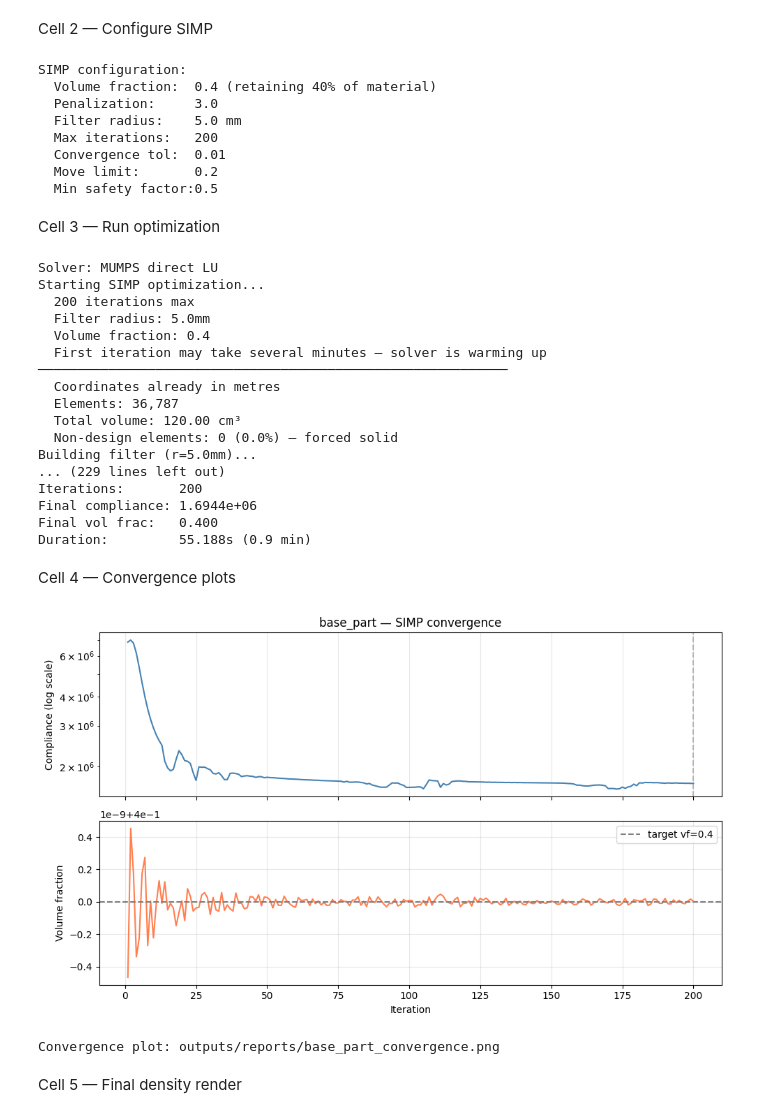
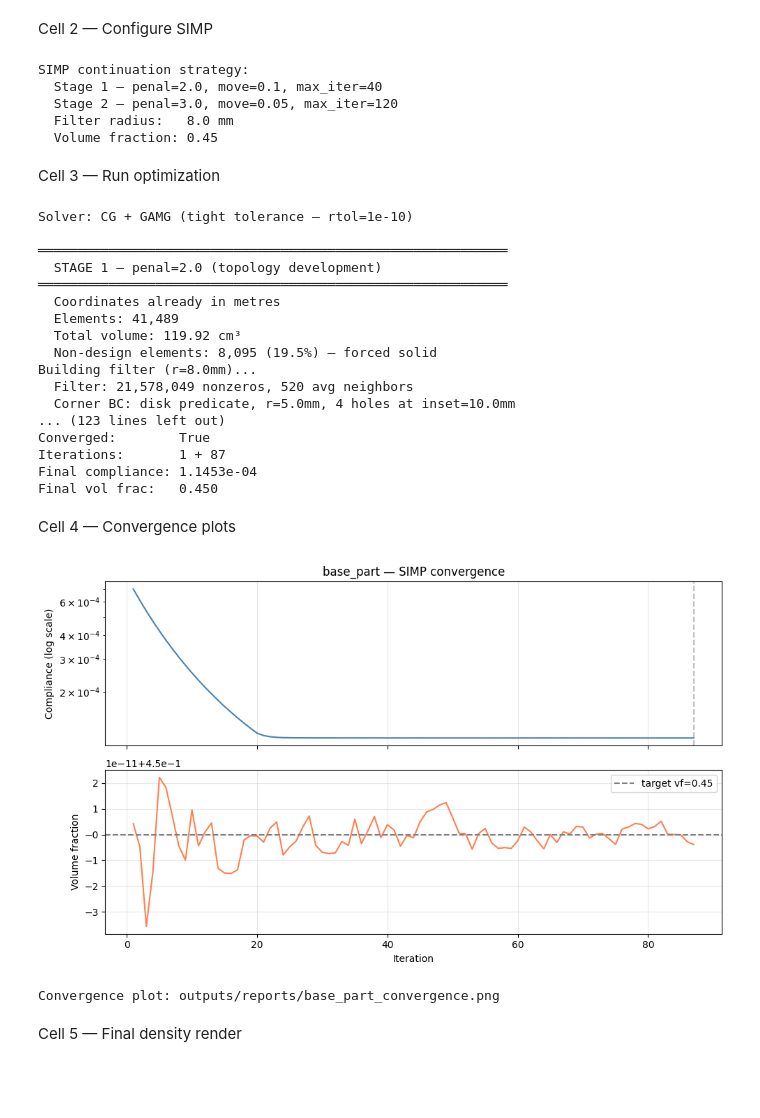
Before and after one commit to Dbartra1/fenics-pipeline, a Jupyter notebook: fenics-pipeline/notebooks/04_simp_optimization.ipynb, the cells around one changed output. Cells and saved outputs as stored; diff of their text form; code cells hidden in the pictures; blank space fills up the shorter version.

Commit message:
Edits to main to get it working with the new penalization continuation.

```diff
--- a/fenics-pipeline/notebooks/04_simp_optimization.ipynb
+++ b/fenics-pipeline/notebooks/04_simp_optimization.ipynb
@@ -85,8 +86,8 @@ config_soft = SIMPConfig(
     volume_fraction  = VOLUME_FRACTION,
     penal            = 2.0,           # soft — intermediate densities allowed
     filter_radius    = FILTER_RADIUS,
-    max_iterations   = 80,
-    convergence_tol  = 0.005,
+    max_iterations   = 40,
+    convergence_tol  = 0.05,
     move             = 0.1,
     checkpoint_every = CHECKPOINT_EVERY,
 )
@@ -111,14 +112,11 @@ print(f"  Stage 2 — penal={config_hard.penal}, "
 print(f"  Filter radius:   {FILTER_RADIUS} mm")
 print(f"  Volume fraction: {VOLUME_FRACTION}")
 # %% [output]
-SIMP configuration:
-  Volume fraction:  0.4 (retaining 40% of material)
-  Penalization:     3.0
-  Filter radius:    5.0 mm
-  Max iterations:   200
-  Convergence tol:  0.01
-  Move limit:       0.2
-  Min safety factor:0.5
+SIMP continuation strategy:
+  Stage 1 — penal=2.0, move=0.1, max_iter=40
+  Stage 2 — penal=3.0, move=0.05, max_iter=120
+  Filter radius:   8.0 mm
+  Volume fraction: 0.45
 # %% [markdown]
 Cell 3 — Run optimization
 # %%
@@ -126,6 +124,12 @@ Cell 3 — Run optimization
 import numpy as np
 import time
 from pathlib import Path
+
+# Force reload to pick up any changes to simp.py made this session
+import importlib
+import src.optimization.simp as simp_module
+importlib.reload(simp_module)
+from src.optimization.simp import run_simp, SIMPConfig
 
 if USE_ITERATIVE_SOLVER:
     petsc_options = {
@@ -161,8 +165,6 @@ def checkpoint_render(iteration: int, rho: np.ndarray, compliance: float):
         print(f"    ✓ Checkpoint iter {iteration} | C={compliance:.4e} | avg {avg:.1f}s/iter")
     else:
         print(f"    ✓ Checkpoint iter {iteration} | C={compliance:.4e}")
-
-from src.optimization.simp import run_simp
 
 t_start = time.perf_counter()
 
@@ -231,55 +233,55 @@ if result.final_volume_frac:
     print(f"Final vol frac:   {result.final_volume_frac:.3f}")
 result.raise_if_failed()
 # %% [output]
-Solver: MUMPS direct LU
-Starting SIMP optimization...
-  200 iterations max
-  Filter radius: 5.0mm
-  Volume fraction: 0.4
-  First iteration may take several minutes — solver is warming up
-────────────────────────────────────────────────────────────
+Solver: CG + GAMG (tight tolerance — rtol=1e-10)
+
+════════════════════════════════════════════════════════════
+  STAGE 1 — penal=2.0 (topology development)
+════════════════════════════════════════════════════════════
   Coordinates already in metres
-  Elements: 36,787
-  Total volume: 120.00 cm³
-  Non-design elements: 0 (0.0%) — forced solid
-Building filter (r=5.0mm)...
-... (229 lines left out)
-Iterations:       200
-Final compliance: 1.6944e+06
-Final vol frac:   0.400
-Duration:         55.188s (0.9 min)
+  Elements: 41,489
+  Total volume: 119.92 cm³
+  Non-design elements: 8,095 (19.5%) — forced solid
+Building filter (r=8.0mm)...
+  Filter: 21,578,049 nonzeros, 520 avg neighbors
+  Corner BC: disk predicate, r=5.0mm, 4 holes at inset=10.0mm
+... (123 lines left out)
+Converged:        True
+Iterations:       1 + 87
+Final compliance: 1.1453e-04
+Final vol frac:   0.450
 # %% [markdown]
 Cell 4 — Convergence plots
 # %%
 # Cell 4 — Plot compliance and volume fraction history
 import matplotlib.pyplot as plt
 import numpy as np
 
 fig, (ax1, ax2) = plt.subplots(2, 1, figsize=(10, 6), sharex=True)
 
 iters = np.arange(1, len(result.compliance_history) + 1)
 
 ax1.semilogy(iters, result.compliance_history, color="steelblue", linewidth=1.5)
 ax1.set_ylabel("Compliance (log scale)")
 ax1.set_title(f"{part_name} — SIMP convergence")
 ax1.axvline(result.n_iterations, color="gray", linestyle="--", alpha=0.5)
 ax1.grid(True, alpha=0.3)
 
 ax2.plot(iters, result.volume_history, color="coral", linewidth=1.5)
-ax2.axhline(config.volume_fraction, color="gray", linestyle="--",
-            label=f"target vf={config.volume_fraction}")
+ax2.axhline(config_hard.volume_fraction, color="gray", linestyle="--",
+            label=f"target vf={config_hard.volume_fraction}")
 ax2.set_ylabel("Volume fraction")
 ax2.set_xlabel("Iteration")
 ax2.legend()
 ax2.grid(True, alpha=0.3)
 
 plt.tight_layout()
 conv_path = report_dir / f"{part_name}_convergence.png"
 plt.savefig(conv_path, dpi=120, bbox_inches="tight")
 plt.show()
 print(f"Convergence plot: {conv_path}")
 # %% [output]
-[figure, old version]
+[figure, new version]
 Convergence plot: outputs/reports/base_part_convergence.png
 # %% [markdown]
 Cell 5 — Final density render
```
Also changed, not shown: parts of 2 cells of this notebook, 3 other files.
